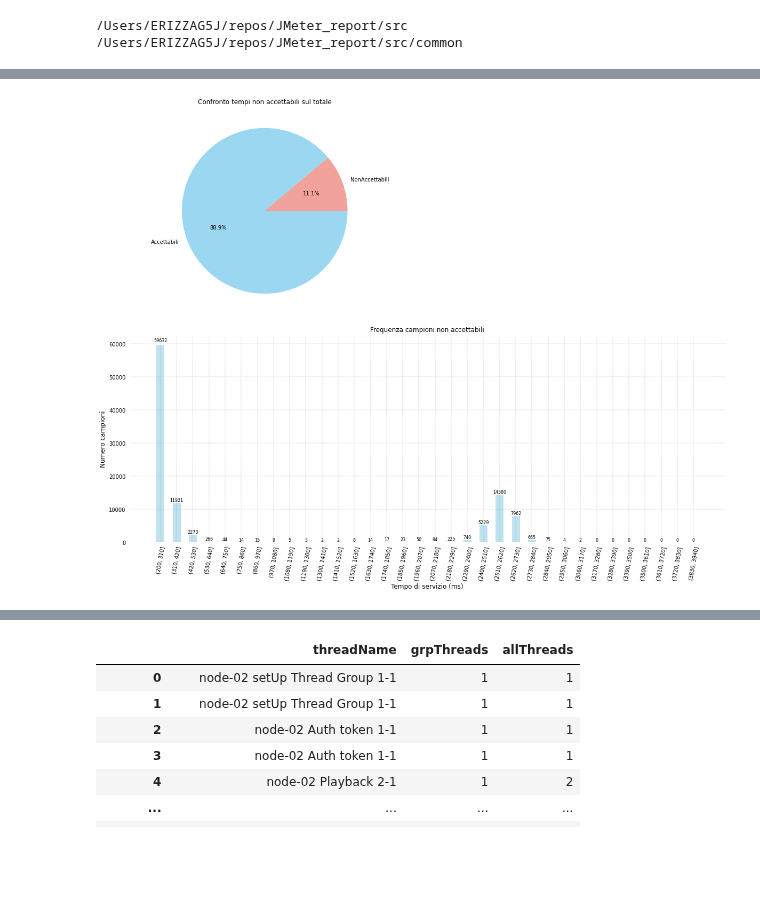
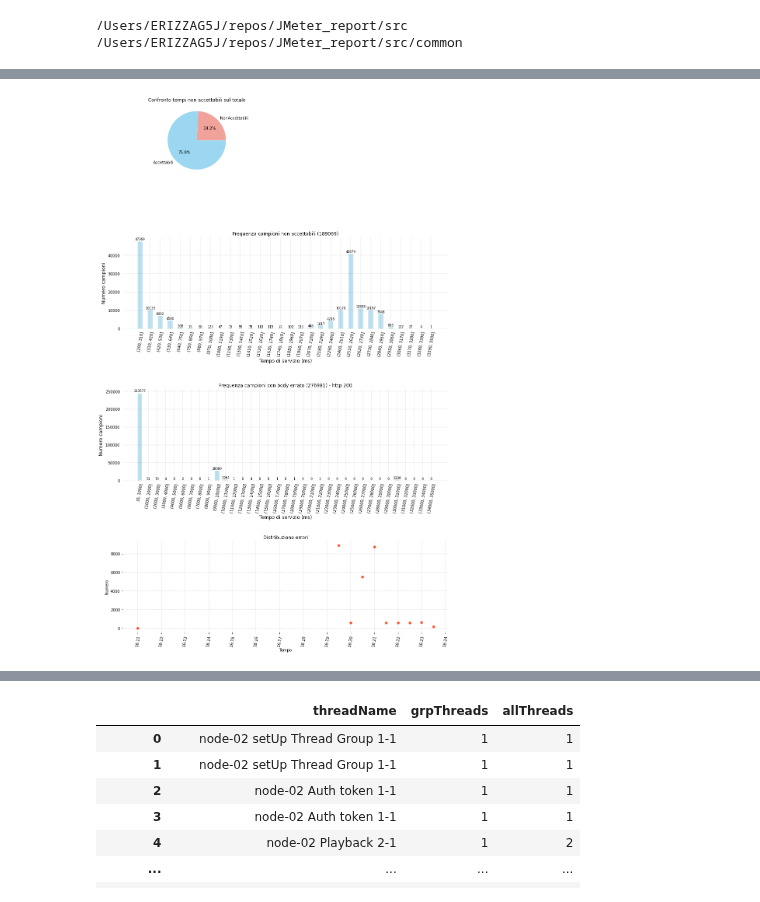
Before and after one commit to p-giovanni/JMeter_report, a Jupyter notebook: notebook/JMeter_JTL_analisys.ipynb, the cells around one changed output, grey strips where cells are left out. Drawn from its saved outputs; the diff is of its cells as text; code cells hidden in the pictures; blank space fills up the shorter version.

Commit message:
New chart.

```diff
--- a/notebook/JMeter_JTL_analisys.ipynb
+++ b/notebook/JMeter_JTL_analisys.ipynb
@@ -67,5 +69,7 @@ output_chart_type = TypeOfOutputChart.JPG
 dtype_dict: dict = {'asset_id':str}
 df = pd.read_csv(csv_data_file,low_memory=False, dtype=dtype_dict
                 ,sep='#')
+df["timeStamp"] = pd.to_datetime(df["timeStamp"])
+df.set_index("timeStamp", inplace=True)
 (df.shape[0],df.dtypes)
 # %% [output]
@@ -110,6 +133,8 @@ unacceptable_elapsed.sort_values('elapsed', ascending=False).head(10)
 max_elapsed = 220
 cache_chart = False
 frequency_chart = True
+error_frequency_chart = True
+error_dist_chart = True
 
 # --------------------------------------------------------------
 # DATA SECTION
@@ -124,6 +149,7 @@ acceptable_num = total_transactions - unacceptable_elapsed_num
 
 print("Time (less than {t}): {ok} - (more than {t}): {ko}".format(ok=acceptable_num, ko=unacceptable_elapsed_num,t=max_elapsed))
 
+# --------------------------------------------------------------
 mask = (df["CACHE_HIT"] == "Miss") & (df["responseCode"] == 200) & (df['CACHE_HIT'].notnull())
 miss_num = df.loc[mask,"CACHE_HIT"].shape[0]
 mask = (df["CACHE_HIT"] == "Hit") & (df["responseCode"] == 200) & (df['CACHE_HIT'].notnull())
@@ -131,21 +157,41 @@ hit_num = df.loc[mask,"CACHE_HIT"].shape[0]
 
 print("Hit: {hit} - Miss: {miss}".format(hit=hit_num, miss=miss_num))
 
+# --------------------------------------------------------------
 mask = (df["elapsed"] > max_elapsed) & (df["responseCode"] == 200)
 unacceptable_elapsed = df.loc[mask,['asset_id', 'elapsed','responseCode']]
-
-cut_bins = list(range(200, 4000, 110))
+fr_num = unacceptable_elapsed.shape[0]
+cut_bins = list(range(200, 3600, 110))
 unacceptable_elapsed['elapsed binned'] = pd.cut(unacceptable_elapsed['elapsed'], bins=cut_bins, right=True)
 frequencies = unacceptable_elapsed['elapsed binned'].value_counts(sort=False)
 
 # --------------------------------------------------------------
+mask = (df["failureMessage"].str.contains("Expected to find an object") == True)
+wrong_response = df.loc[mask,['asset_id', 'elapsed','failureMessage']]
+cut_bins = list(range(0, 36000, 1000))
+wrong_response['elapsed binned'] = pd.cut(wrong_response['elapsed'], bins=cut_bins, right=True)
+wr_frequencies = wrong_response['elapsed binned'].value_counts(sort=False)
+wr_num = wrong_response.shape[0]
+
+# --------------------------------------------------------------
+time_delta = 30
+time_unit = 'S'
+td_for_grouper = '{td}{tu}'.format(td=str(time_delta), tu=time_unit)
+wr_binned_elapsed = wrong_response.groupby(pd.Grouper(level='timeStamp', freq=td_for_grouper))['elapsed'].agg(['count'])
+
+mask = (wr_binned_elapsed['count'].notnull())&(wr_binned_elapsed['count'] > 0)
+errors_ts = wr_binned_elapsed.loc[mask,:].head(10)
+
+# --------------------------------------------------------------
 # CHART SECTION
 # --------------------------------------------------------------
-fig = plt.figure(figsize=(20, 15))
-gs1 = gridspec.GridSpec(2, 2
+fig = plt.figure(figsize=(15, 25))
+gs1 = gridspec.GridSpec(4, 2
                        ,figure=fig
-                       ,hspace=0.1
-                       ,wspace=0.2)
+                       ,hspace=0.7
+                       ,wspace=0.2
+                       ,height_ratios=[8, 10, 10, 10]
+                       ,width_ratios=[10, 10])
 ax = []
 idx = 0
 ax.append(fig.add_subplot(gs1[0,0]))
@@ -178,7 +224,7 @@ if frequency_chart == True:
     y = frequencies
     x = frequencies.index.astype(str)
     set_axes_common_properties(ax[idx], no_grid=False)
-    ax[idx].set_title("Frequenza campioni non accettabili", fontsize=12)
+    ax[idx].set_title("Frequenza campioni non accettabili ({n})".format(n=fr_num), fontsize=12)
     ax[idx].set_ylabel("Numero campioni", fontsize=12)
     ax[idx].set_xlabel("Tempo di servizio (ms)", fontsize=12)
 
@@ -189,4 +235,45 @@ if frequency_chart == True:
     remove_tick_lines('y', ax[idx])
     remove_tick_lines('x', ax[idx])
     autolabel(rects, ax[idx], 1)
+
+if error_frequency_chart == True:
+    idx += 1
+    ax.append(fig.add_subplot(gs1[2,:]))
+
+    y = wr_frequencies
+    x = wr_frequencies.index.astype(str)
+    set_axes_common_properties(ax[idx], no_grid=False)
+    ax[idx].set_title("Frequenza campioni con body errato ({n}) - http 200".format(n=wr_num), fontsize=12)
+    ax[idx].set_ylabel("Numero campioni", fontsize=12)
+    ax[idx].set_xlabel("Tempo di servizio (ms)", fontsize=12)
+
+    width = 0.5
+    colors = ["#BEE2F0", "#d5d5d5", "#c87607"]
+    rects = ax[idx].bar(x, y, width=width, color=colors[0], label="elapsed-frequency label")
+    ax[idx].set_xticklabels(x, rotation=80)
+    remove_tick_lines('y', ax[idx])
+    remove_tick_lines('x', ax[idx])
+    autolabel(rects, ax[idx], 1)
+
+if error_dist_chart == True:
+    idx += 1
+    ax.append(fig.add_subplot(gs1[3,:]))
+
+    minutes = mdates.MinuteLocator(interval = 1)
+    minutes_fmt = mdates.DateFormatter('%H:%M')
+
+    set_axes_common_properties(ax, no_grid=False)
+    ax[idx].xaxis.set_major_locator(minutes)
+    ax[idx].xaxis.set_major_formatter(minutes_fmt)
+    ax[idx].tick_params(axis='x', labelrotation=80)
+
+    ax[idx].set_title("Distribuzione errori", fontsize=12)
+    ax[idx].set_ylabel("Numero", fontsize=10)
+    ax[idx].set_xlabel("Tempo", fontsize=10)
+
+    x = errors_ts.index
+    y = errors_ts['count']
+    set_axes_common_properties(ax[idx], no_grid=False)
+
+    ax[idx].scatter(x, y, color="#FF5733")
 # %% [output]
@@ -195 +283 @@ Hit: 0 - Miss: 0
-[figure, old version]
+[figure, new version]
```
Also changed, not shown: parts of 6 cells of this notebook, 1 other file.
